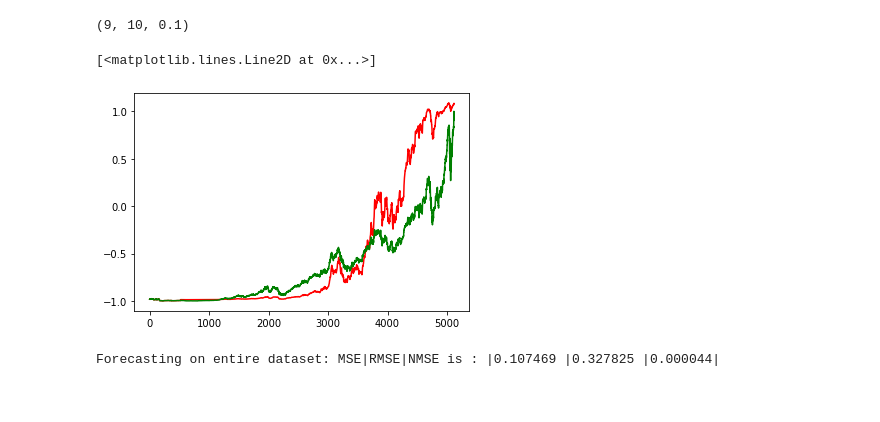
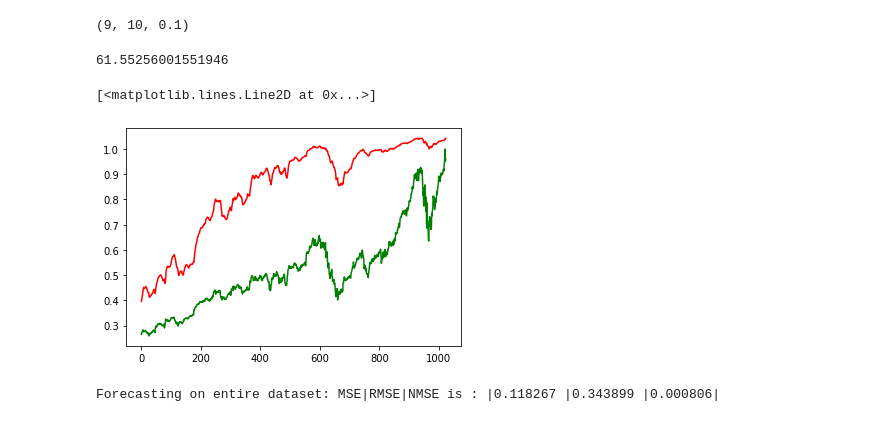
Before and after one commit to Dasion-S2020/andy, a Jupyter notebook: wavelet+hfcm/wavelet_hfcm_apple.ipynb, the cells around one changed output. Drawn from its saved outputs; the diff is of its cells as text; code cells hidden in the pictures.

```diff
--- a/wavelet+hfcm/wavelet_hfcm_apple.ipynb
+++ b/wavelet+hfcm/wavelet_hfcm_apple.ipynb
@@ -24,10 +24,10 @@ plt.plot(df)
 [<matplotlib.lines.Line2D at 0x...>]
 [figure]
 # %%
-scaler = MinMaxScaler(feature_range=(-1,1))
+scaler = MinMaxScaler(feature_range=(0,1))
 # %%
 scaled = scaler.fit_transform(np.array(df).reshape(-1,1))[:,0]
 # %%
 length = len(scaled)
-len_train_data = int(length * 0.9)
+len_train_data = int(length * 0.8)
 # %%
@@ -271,14 +274,19 @@ Nc -> 3, Order -> 4, alpha -> 0.1: rmse -> 0.805846  | min_rmse is 0.805919, min
 (best_Order, best_Nc, best_alpha)
 # %% [output]
 (9, 10, 0.1)
+# %%
+stop = time.time()
+print((stop-start)/60)
+# %% [output]
+61.55256001551946
 # %%
-plt.plot(data_predicted, color='r')
-plt.plot(scaled, color='g')
+plt.plot(data_predicted[len_train_data:], color='r')
+plt.plot(scaled[len_train_data:], color='g')
 # %% [output]
 [<matplotlib.lines.Line2D at 0x...>]
-[figure, old version]
+[figure, new version]
 # %%
-mse, Test_rmse, nmse = statistics(scaled, data_predicted)
+mse, Test_rmse, nmse = statistics(scaled[len_train_data:], data_predicted[len_train_data:])
 print('Forecasting on entire dataset: MSE|RMSE|NMSE is : |%f |%f |%f|' % (np.power(Test_rmse, 2), Test_rmse, nmse))
 # %% [output]
-Forecasting on entire dataset: MSE|RMSE|NMSE is : |0.107469 |0.327825 |0.000044|
+Forecasting on entire dataset: MSE|RMSE|NMSE is : |0.118267 |0.343899 |0.000806|
```
Also changed, not shown: parts of 4 cells of this notebook, 31 other files.
